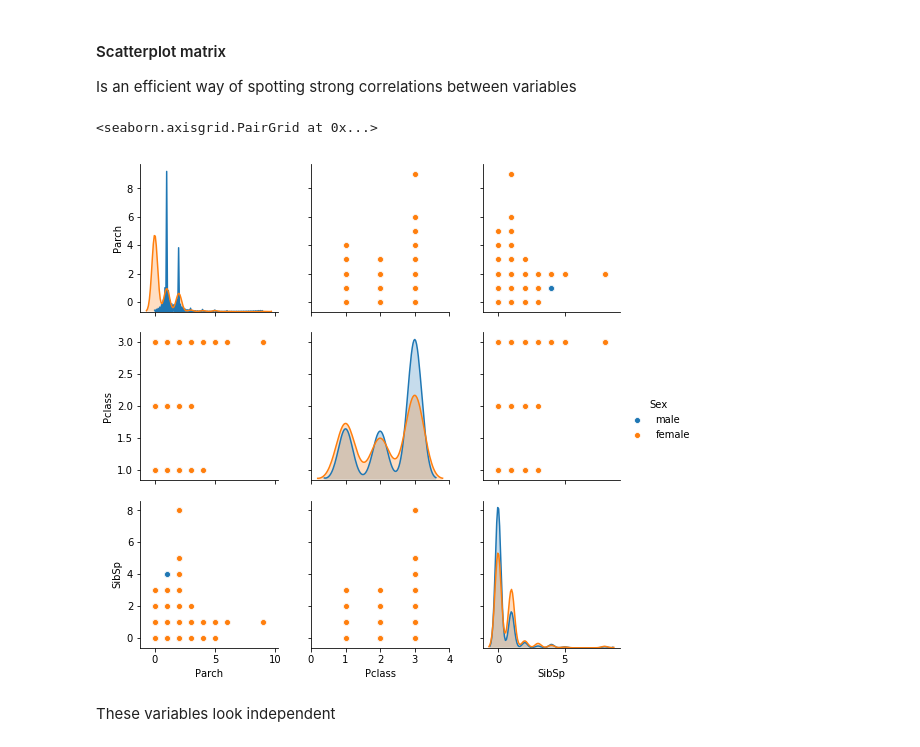
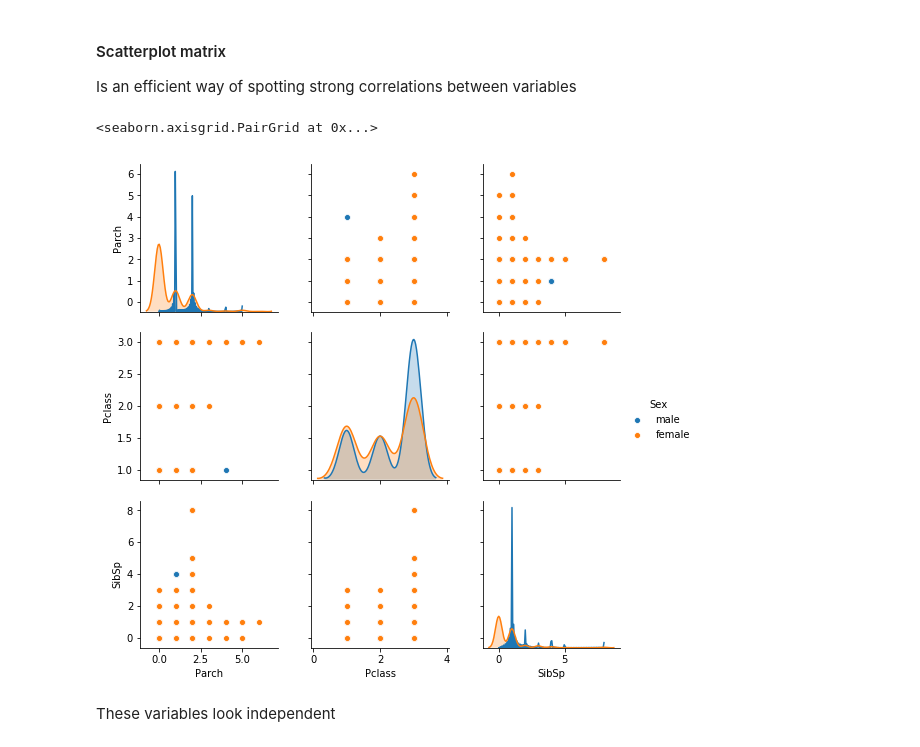
Before and after one commit to defvol/datasci-flow, a Jupyter notebook: eda.ipynb, the cells around one changed output. Drawn from its saved outputs; the diff is of its cells as text; code cells hidden in the pictures.

```diff
--- a/eda.ipynb
+++ b/eda.ipynb
@@ -17,7 +17,8 @@ Dataset loading
 train_df = pd.read_csv('./data/titanic/train.csv')
 test_df = pd.read_csv('./data/titanic/test.csv')
 
-df = train_df.append(test_df, ignore_index = True)
+full = train_df.append(test_df, ignore_index = True)
+titanic = train_df
 # %% [markdown]
 Visualization helpers
 # %%
@@ -193,10 +194,10 @@ Fare for group Q (median) 7.75
 Is an efficient way of spotting strong correlations between variables
 # %%
 # Will not work if a column has null values
-sns.pairplot(df[['Parch', 'Pclass', 'Sex', 'SibSp']], hue="Sex")
+sns.pairplot(titanic[['Parch', 'Pclass', 'Sex', 'SibSp']], hue="Sex")
 # %% [output]
 <seaborn.axisgrid.PairGrid at 0x...>
-[figure, old version]
+[figure, new version]
 # %% [markdown]
 These variables look independent
 # %% [markdown]
```
Also changed, not shown: parts of 16 cells of this notebook.
